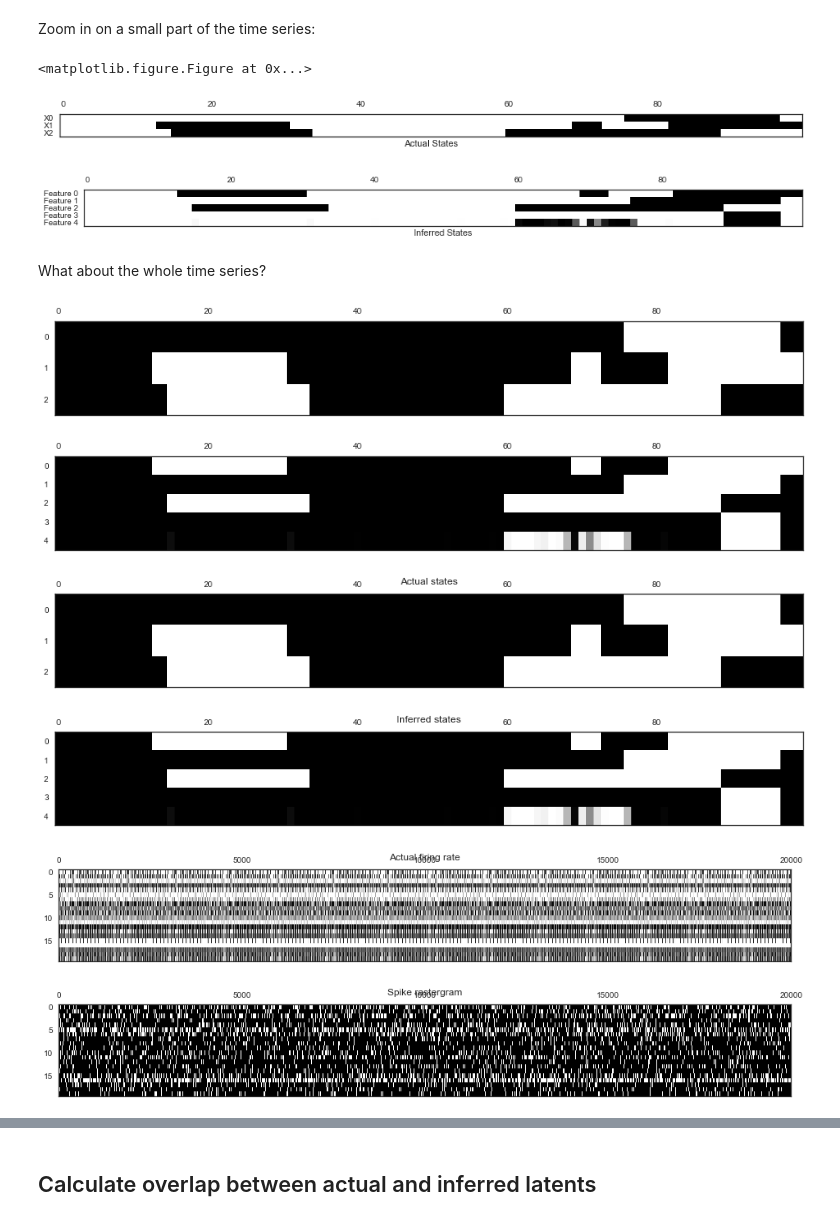
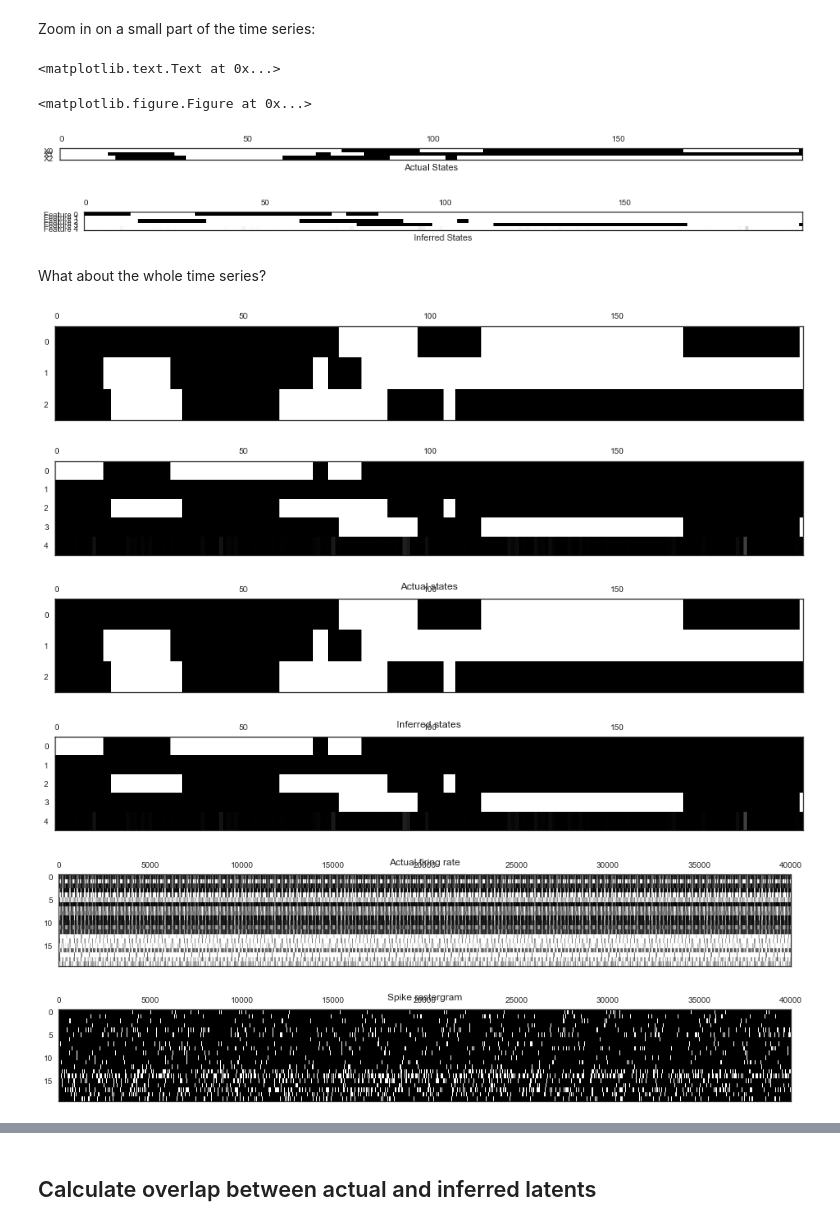
Before and after one commit to pearsonlab/spiketopics, a Jupyter notebook: experiments/synthetic/gamma_model_synthetic_timevary_baseline.ipynb, the cells around one changed output, grey strips where cells are left out. Drawn from its saved outputs; the diff is of its cells as text; code cells hidden in the pictures.

```diff
--- a/experiments/synthetic/gamma_model_synthetic_timevary_baseline.ipynb
+++ b/experiments/synthetic/gamma_model_synthetic_timevary_baseline.ipynb
@@ -11,3 +8,10 @@ hierarchical_overdisp = False
+# %%
+overdisp = False
+hierarchical_overdisp = False
+transient = False
+parstring = '-overdisp-{}-hier-{}-trans-{}'.format(overdisp, hierarchical_overdisp, transient)
+
+savefigs = False
 # %% [markdown]
 # Generate Test Data
 # %%
@@ -33,8 +36,8 @@ savefigs = False
 ## Define model parameters
 # %%
 U = 20  # units
-dt_data = 1/100  # time bin for data generation
-dt = 1/100  # time bin for inference
+dt_data = 1/200  # time bin for data generation
+dt = 1/200  # time bin for inference
 trial_dur = 1  # trial duration (seconds)
 Tdata = int(trial_dur / dt_data)  # time points/frames
 T = int(trial_dur / dt)
@@ -80,3 +92,12 @@ plt.hist(bl.ravel(), bins=100);
+# %%
+if transient:
+    tt = np.arange(0, Tdata * dt_data, dt_data)
+
+    trans_shape = 5
+    trans_rate = 80
+
+    trans = 1 + 0.1 * stats.gamma.pdf(tt, trans_shape, scale=1/trans_rate)
+    plt.plot(tt, trans)
 # %% [markdown]
 ## Firing rate effect distributions
 # %%
@@ -163,7 +185,8 @@ $$
 # calculate rate within each time bin
 fr = bl * np.exp(chain.dot(np.log(lam)) + Xchain.dot(np.log(Xlam))) * dt_data
 fr += 1e-5  # in case we get exactly 0
-# fr = np.tile(fr, (1, Mtu)).ravel()
+if transient:
+    fr *= trans[:, np.newaxis]
 fr = np.tile(fr, (Mtu, 1))
 
 # add overdispersion
@@ -595,49 +579,38 @@ features = []
 for i in range(5):
     features.append("Feature {}".format(i))
 # %%
-if savefigs:
-    sns.set_context('talk')
-
-#Trng = (500, 1000)
 with sns.axes_style("white"):
     plt.figure(figsize=(20, 2))
     ax = plt.matshow(chain.T, vmin=0, vmax=1);
 # matshow(chain.T[:, slice(*Trng)], vmin=0, vmax=1);
 plt.yticks(xrange(len(Xs)), Xs[:3])
 plt.xlabel('Actual States')
-
-if savefigs:
-    plt.savefig('synthetic_actual.svg', format="svg", bbox_inches='tight')
 
 xi = gpm.nodes['HMM'].nodes['z'].z[1]
 xi = np.repeat(xi, bin_ratio, axis=0) # upsample xi
 
 xishow = xi.T #[:, slice(*Trng)]
 #xishow = np.c_[xishow[4, :], xishow[1, :], xishow[2, :], xishow[0, :], xishow[3, :]].T
 
 # matshow(xi.T[:, slice(*Trng)], vmin=0, vmax=1);
 with sns.axes_style("white"):
     # plt.figure(figsize=(20, 2))
     ax = plt.matshow(xishow, vmin=0, vmax=1);
 plt.yticks(xrange(len(features)), features)
 plt.xlabel('Inferred States')
-
-if savefigs:
-    plt.savefig('synthetic_inferred.svg', format="svg", bbox_inches='tight')
-
-# sns.set()
 # %% [output]
-<matplotlib.figure.Figure at 0x...>
+<matplotlib.text.Text at 0x...>
+<matplotlib.figure.Figure at 0x...>
-[figure, old version]
+[figure, new version]
-[figure, old version]
+[figure, new version]
 # %% [markdown]
 What about the whole time series?
 # %%
 matshow(chain.T, vmin=0, vmax=1);
 matshow(xi.T, vmin=0, vmax=1);
 # %% [output]
-[figure, old version]
+[figure, new version]
-[figure, old version]
+[figure, new version]
 # %%
 matshow(chain[:, :200].T);
 plt.title('Actual states')
@@ -648,10 +621,10 @@ plt.title('Actual firing rate')
 matshow(N.T, vmin=0, vmax=1);
 plt.title('Spike rastergram');
 # %% [output]
-[figure, old version]
+[figure, new version]
-[figure, old version]
+[figure, new version]
-[figure, old version]
+[figure, new version]
-[figure, old version]
+[figure, new version]
 # %%
 # make a normalizer so we can set the colormap midpoint
 from matplotlib.colors import Normalize
```
Also changed, not shown: parts of 42 cells of this notebook, 2 other files.
